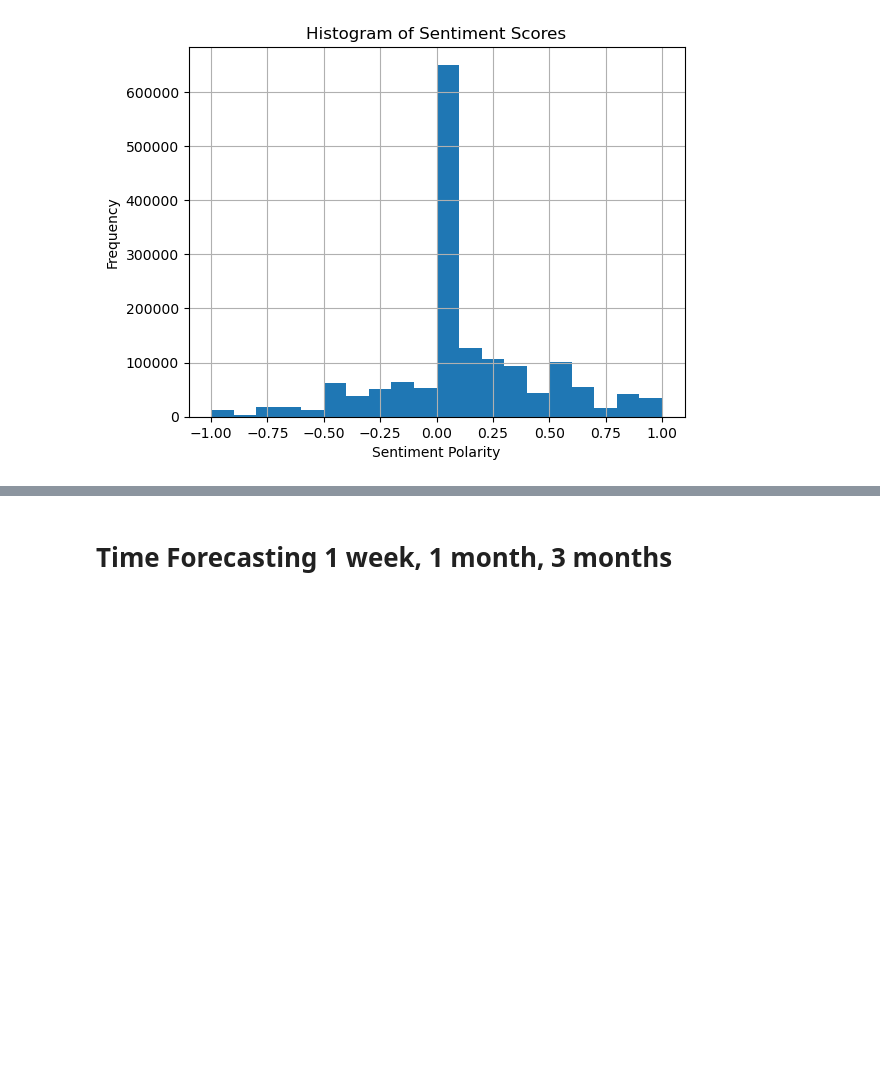
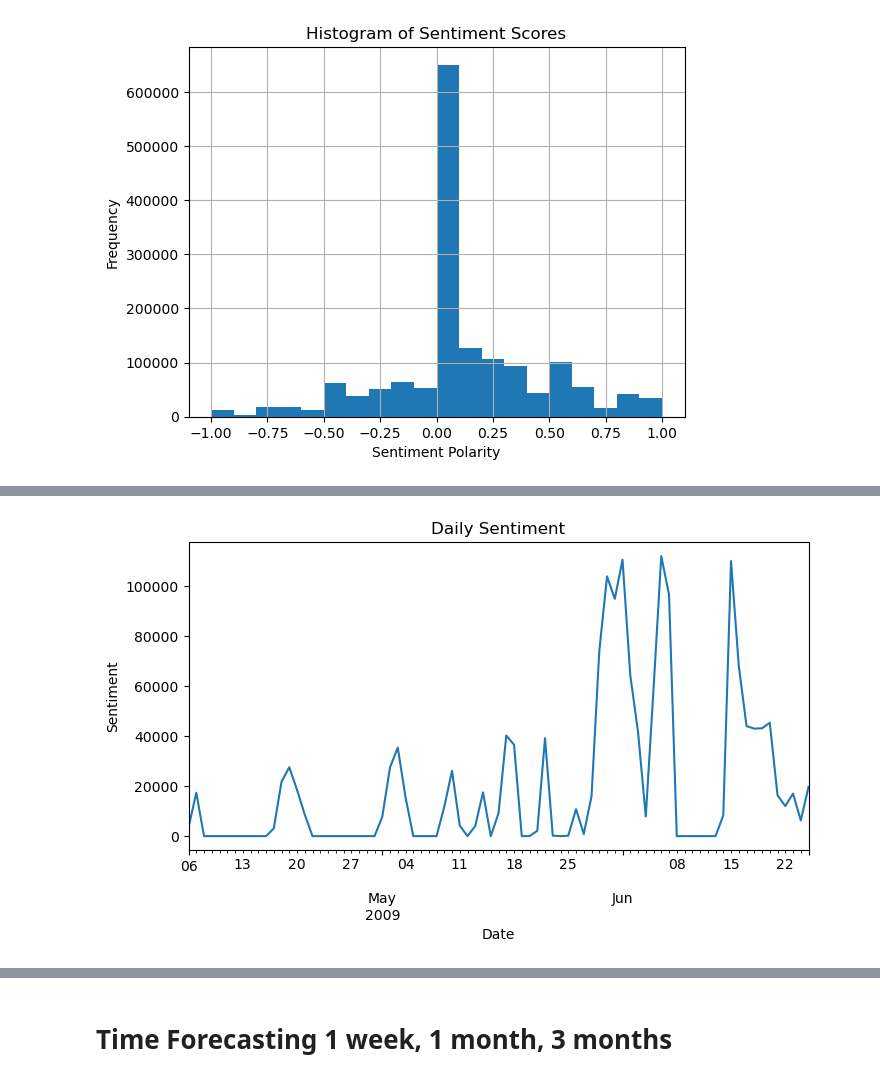
Before and after one commit to bhallimk/1_Sentiment_Analysis, a Jupyter notebook: CA2.ipynb, the cells around one changed output, grey strips where cells are left out. Drawn from its saved outputs; the diff is of its cells as text; code cells hidden in the pictures; blank space fills up the shorter version.

```diff
--- a/CA2.ipynb
+++ b/CA2.ipynb
@@ -833,0 +912,9 @@ plt.show()
+# %%
+# Plot the daily data
+daily_data.plot(figsize=(8, 4))
+plt.title('Daily Sentiment')
+plt.xlabel('Date')
+plt.ylabel('Sentiment')
+plt.show()
+# %% [output]
+[figure, added]
```
Also changed, not shown: parts of 8 cells of this notebook.
